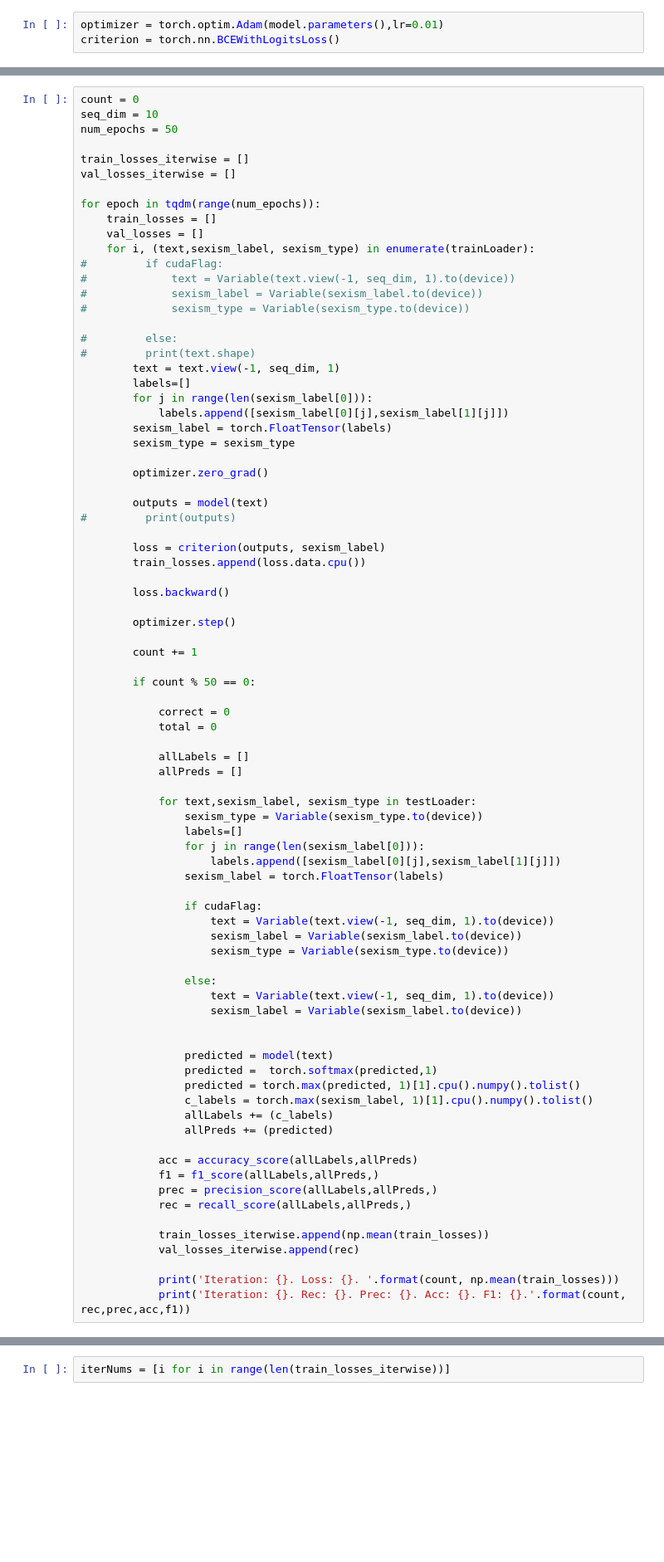
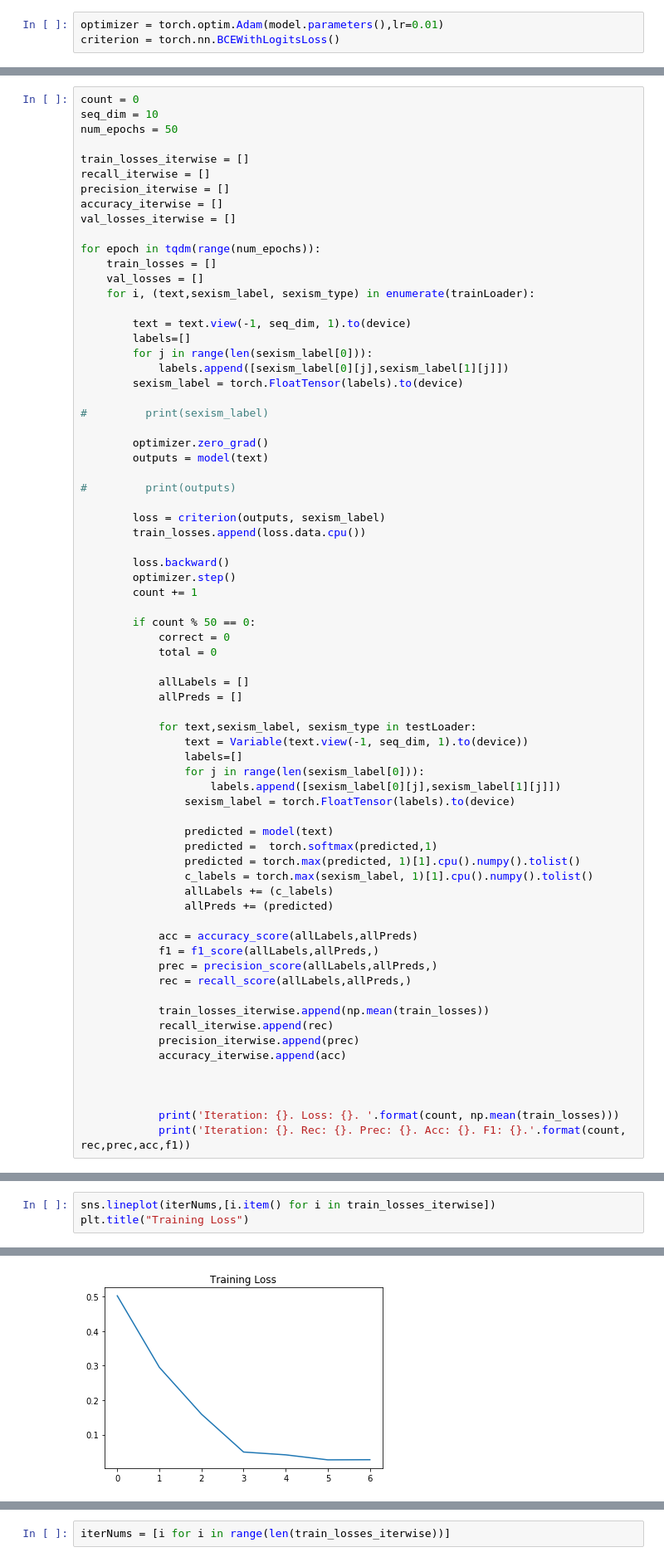
Before and after one commit to djinn-anthrope/Sexist_Stereotype_Classification, a Jupyter notebook: src/classification/Binary_Classification_Recurrent_model.ipynb, the cells around one changed output, grey strips where cells are left out. Shown at 83% size. Cells and saved outputs as stored; diff of their text form; blank space fills up the shorter version.

Commit message:
Update graphs

```diff
--- a/src/classification/Binary_Classification_Recurrent_model.ipynb
+++ b/src/classification/Binary_Classification_Recurrent_model.ipynb
@@ -149,42 +160,37 @@ seq_dim = 10
 num_epochs = 50
 
 train_losses_iterwise = []
+recall_iterwise = []
+precision_iterwise = []
+accuracy_iterwise = []
 val_losses_iterwise = []
 
 for epoch in tqdm(range(num_epochs)):
     train_losses = []
     val_losses = []
     for i, (text,sexism_label, sexism_type) in enumerate(trainLoader):
-#         if cudaFlag:
-#             text = Variable(text.view(-1, seq_dim, 1).to(device))
-#             sexism_label = Variable(sexism_label.to(device))
-#             sexism_type = Variable(sexism_type.to(device))
 
-#         else:
-#         print(text.shape)
-        text = text.view(-1, seq_dim, 1)
+        text = text.view(-1, seq_dim, 1).to(device)
         labels=[]
         for j in range(len(sexism_label[0])):
             labels.append([sexism_label[0][j],sexism_label[1][j]])
-        sexism_label = torch.FloatTensor(labels)
-        sexism_type = sexism_type
+        sexism_label = torch.FloatTensor(labels).to(device)
+
+#         print(sexism_label)
 
         optimizer.zero_grad()
+        outputs = model(text)
 
-        outputs = model(text)
 #         print(outputs)
 
         loss = criterion(outputs, sexism_label)
         train_losses.append(loss.data.cpu())
 
         loss.backward()
-
         optimizer.step()
-
         count += 1
 
         if count % 50 == 0:
-
             correct = 0
             total = 0
 
@@ -192,21 +198,11 @@ for epoch in tqdm(range(num_epochs)):
             allPreds = []
 
             for text,sexism_label, sexism_type in testLoader:
-                sexism_type = Variable(sexism_type.to(device))
+                text = Variable(text.view(-1, seq_dim, 1).to(device))
                 labels=[]
                 for j in range(len(sexism_label[0])):
                     labels.append([sexism_label[0][j],sexism_label[1][j]])
-                sexism_label = torch.FloatTensor(labels)
-
-                if cudaFlag:
-                    text = Variable(text.view(-1, seq_dim, 1).to(device))
-                    sexism_label = Variable(sexism_label.to(device))
-                    sexism_type = Variable(sexism_type.to(device))
-
-                else:
-                    text = Variable(text.view(-1, seq_dim, 1).to(device))
-                    sexism_label = Variable(sexism_label.to(device))
-
+                sexism_label = torch.FloatTensor(labels).to(device)
 
                 predicted = model(text)
                 predicted =  torch.softmax(predicted,1)
@@ -221,7 +217,11 @@ for epoch in tqdm(range(num_epochs)):
             rec = recall_score(allLabels,allPreds,)
 
             train_losses_iterwise.append(np.mean(train_losses))
-            val_losses_iterwise.append(rec)
+            recall_iterwise.append(rec)
+            precision_iterwise.append(prec)
+            accuracy_iterwise.append(acc)
+
+
 
             print('Iteration: {}. Loss: {}. '.format(count, np.mean(train_losses)))
             print('Iteration: {}. Rec: {}. Prec: {}. Acc: {}. F1: {}.'.format(count, rec,prec,acc,f1))
@@ -433,0 +245,4 @@ for epoch in tqdm(range(num_epochs)):
+# %%
+sns.lineplot(iterNums,[i.item() for i in train_losses_iterwise])
+plt.title("Training Loss")
+# %% [output]
@@ -433,0 +250 @@ for epoch in tqdm(range(num_epochs)):
+[figure, added]
```
Also changed, not shown: parts of 40 cells of this notebook, 1 other file.
